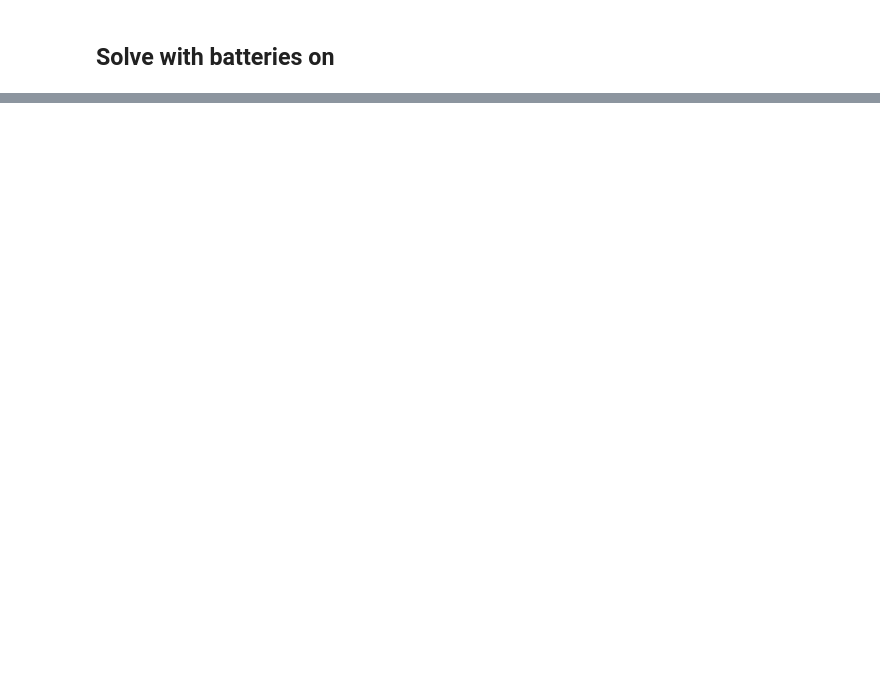
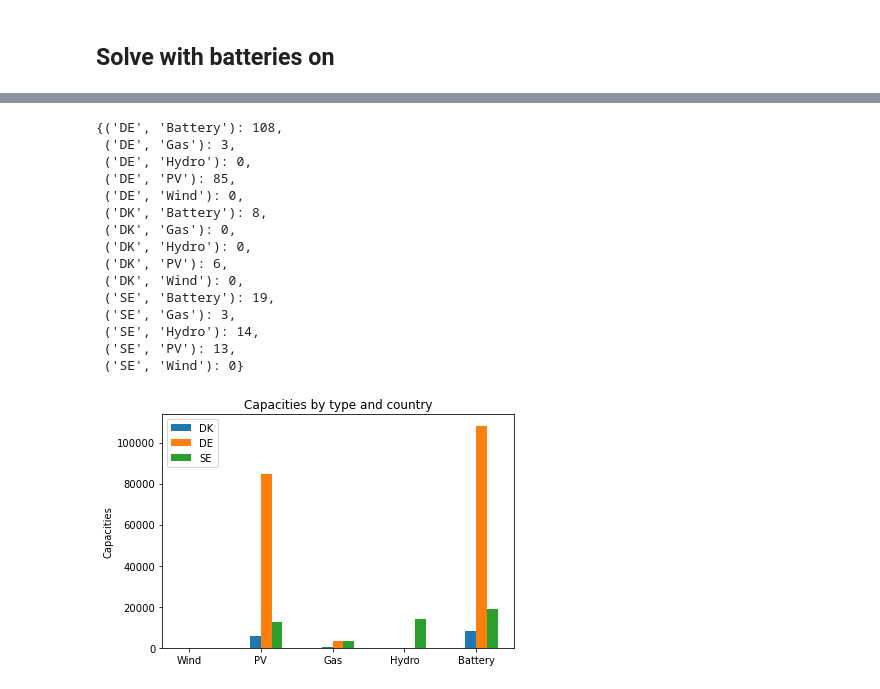
Before and after one commit to Jibbril/momm_energy_system_model, a Jupyter notebook: project.ipynb, the cells around one changed output, grey strips where cells are left out. Cells and saved outputs as stored; diff of their text form; code cells hidden in the pictures; blank space fills up the shorter version.

```diff
--- a/project.ipynb
+++ b/project.ipynb
@@ -283,0 +285,3 @@ Total CO2 emission: 53785934.0 tons CO2
+# %%
+prodTot = calculate_total_production(model)
+print_totals(prodTot)
@@ -328,26 +396,16 @@ model.co2_limit_constraint = Constraint(expr= sum(model.prod[node, "Gas", t] for
 # %%
-
-model.battery_level = Var(model.nodes,model.time, domain=NonNegativeReals, doc="Battery level by country")
-
-
-# Producing electricity from hydro must decrease water level
+# Producing electricity from batteries must decrease battery level
 def battery_rule(model,node,time):
     if (time > 0):
-        return model.battery_level[node,time] == model.battery_level[node,time-1] - model.prod[node, "Battery", time-1] + sum(model.prod[node,tech,time-1] for tech in model.gens) - model.demand[node,time-1]
+        # Denna ska nog läggas till i uttrycken under på något sätt: * get_load_factor(tech,time,node) * model.efficiency[tech]
+        return model.battery_level[node,time] == model.battery_level[node,time-1] - model.prod[node, "Battery", time] + sum(model.prod[node,tech,time-1] for tech in model.gens) - model.demand[node,time-1]
     else:
         return model.battery_level[node,time] == model.battery_level[node,time]
-
-
-model.battery_constraint = Constraint(model.nodes,model.time, rule=battery_rule)
 
 # Battery level must be lower than battery max in each country
 def battery_level_rule(model,node,time):
     return model.battery_level[node,time] <= model.capa[node, "Battery"]
 
-model.battery_level_constraint = Constraint(model.nodes, model.time, rule=battery_level_rule)
-
+# Ending battery level must be same as start
 def battery_start_and_end_rule(model,node):
-    return model.battery_level[node,0] >= model.battery_level[node,8759]
-
-# Ending battery level must be same as start
-model.battery_end_constraint = Constraint(model.nodes, rule=battery_start_and_end_rule)
+    return model.battery_level[node,0] <= model.battery_level[node,last_hour]
@@ -356,2 +414,10 @@ KeyError: "Index '8759' is not valid for indexed component 'battery_level'"
+# %%
+def set_battery_constraints(model):
+    model.battery_constraint = Constraint(model.nodes,model.time, rule=battery_rule)
+    model.battery_level_constraint = Constraint(model.nodes, model.time, rule=battery_level_rule)
+    model.battery_end_constraint = Constraint(model.nodes, rule=battery_start_and_end_rule)
+    return model
+
+model3 = set_battery_constraints(model3)
 # %% [markdown]
 ## Solve with batteries on
@@ -363,0 +424,4 @@ results.write()
+# %%
+model3 = set_objective_function(model3)
+results3 = solve_model(model3)
+results3.write()
@@ -363,0 +467,20 @@ results.write()
+# %%
+capTot = calculate_capacities(model3)
+plot_capacities(model3,capTot)
+# %% [output]
+{('DE', 'Battery'): 108,
+ ('DE', 'Gas'): 3,
+ ('DE', 'Hydro'): 0,
+ ('DE', 'PV'): 85,
+ ('DE', 'Wind'): 0,
+ ('DK', 'Battery'): 8,
+ ('DK', 'Gas'): 0,
+ ('DK', 'Hydro'): 0,
+ ('DK', 'PV'): 6,
+ ('DK', 'Wind'): 0,
+ ('SE', 'Battery'): 19,
+ ('SE', 'Gas'): 3,
+ ('SE', 'Hydro'): 14,
+ ('SE', 'PV'): 13,
+ ('SE', 'Wind'): 0}
+[figure, added]
```
Also changed, not shown: parts of 34 cells of this notebook.
